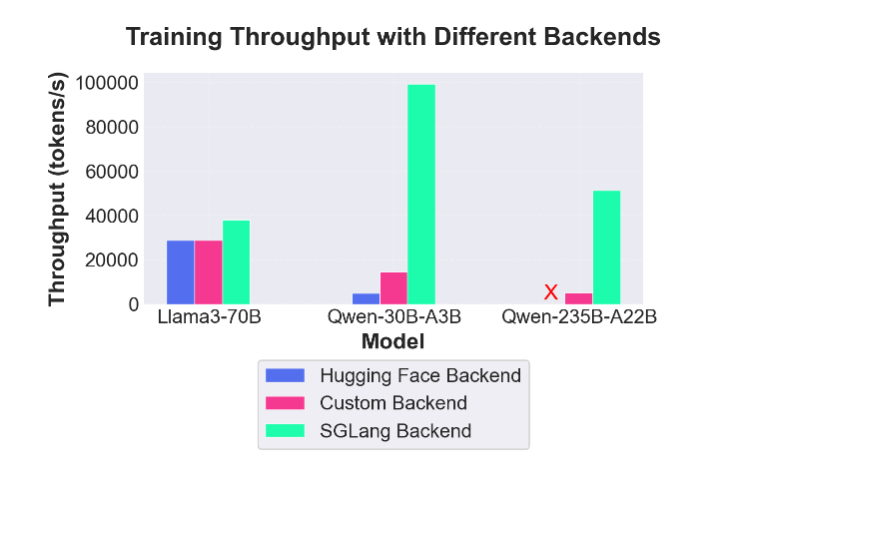
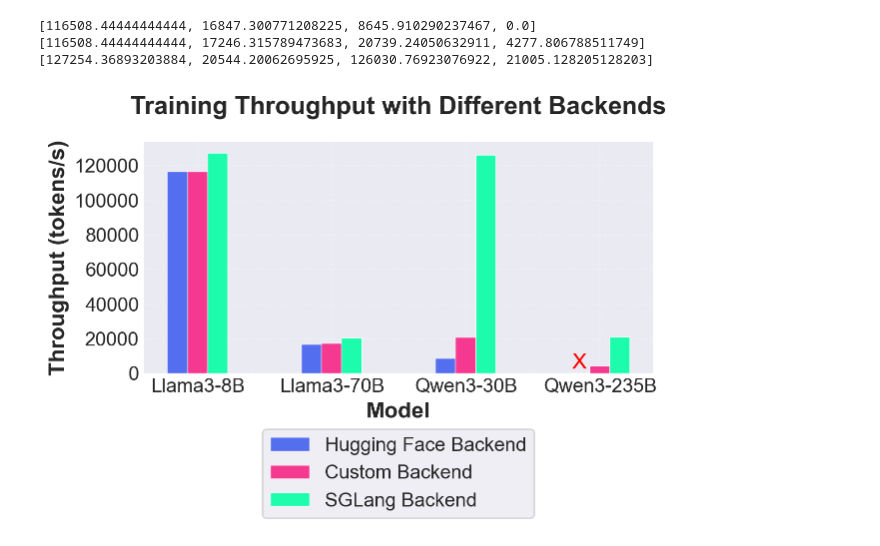
Before and after one commit to FrankLeeeee/My-Plot, a Jupyter notebook: examples/backend-time.ipynb, the cells around one changed output. Cells and saved outputs as stored; diff of their text form; code cells hidden in the pictures; blank space fills up the shorter version.

```diff
--- a/examples/backend-time.ipynb
+++ b/examples/backend-time.ipynb
@@ -44,7 +44,7 @@ def generate_bar_plot(data_list: List[BarPlotData], x_label: str, y_label: str,
     num_data = len(data_list)
 
     # x = np.arange(num_bars)
-    x = np.array([100, 200, 300])
+    x = np.array([100, 200, 300, 400])
     bar_width = 15
 
     for idx, data in enumerate(data_list):
@@ -75,35 +75,58 @@ def generate_bar_plot(data_list: List[BarPlotData], x_label: str, y_label: str,
 
     if show_legend:
         # put legend below the plot
         plt.legend(frameon=True, fontsize=common.LEGEND_FONT_SIZE, loc='upper center', bbox_to_anchor=(0.5, -0.2), ncol=num_legend_cols)
 
     if show_grid:
         plt.grid(True, alpha=0.3, linestyle='--')
 
     plt.tight_layout()
 
 
 
 # Generate sample data
-months = ['Llama3-70B', 'Qwen-30B-A3B', 'Qwen-235B-A22B']
+months = ['Llama3-8B', 'Llama3-70B', 'Qwen3-30B', 'Qwen3-235B']
+batch_size = np.array([64, 16, 16, 8])
+seq_length = 4096
+
+step_time_hf = np.array([2.25, 3.89, 7.58, -1])
+step_time_custom = np.array([2.25, 3.80, 3.16, 7.66])
+step_time_sglang = np.array([2.06, 3.19, 0.52, 1.56])
+
+throughput_custom = batch_size * seq_length / step_time_custom
+throughput_sglang = batch_size * seq_length / step_time_sglang
+throughput_hf = batch_size * seq_length / step_time_hf
+throughput_hf[-1] = 0
+
+throughput_custom = throughput_custom.tolist()
+throughput_sglang = throughput_sglang.tolist()
+throughput_hf = throughput_hf.tolist()
+
+print(throughput_hf)
+print(throughput_custom)
+print(throughput_sglang)
+
 data_list = [
-        BarPlotData(y=[28743.9, 4833.0, 0], name='Hugging Face Backend'),
-        BarPlotData(y=[28743.9, 14536.6, 5258.2], name='Custom Backend'),
-        BarPlotData(y=[38102.3, 99296.97, 51200], name='SGLang Backend'),
+        BarPlotData(y=throughput_hf, name='Hugging Face Backend'),
+        BarPlotData(y=throughput_custom, name='Custom Backend'),
+        BarPlotData(y=throughput_sglang, name='SGLang Backend'),
 ]
 
 
 generate_bar_plot(
         data_list=data_list,
         x_label='Model',
         y_label='Throughput (tokens/s)',
         title='Training Throughput with Different Backends',
         x_ticks=months,
         show_legend=True,
         show_grid=True,
         num_legend_cols=1
 )
 plt.savefig('backend-time.pdf', dpi=300)
 plt.show()
 # %% [output]
+[116508.44444444444, 16847.300771208225, 8645.910290237467, 0.0]
+[116508.44444444444, 17246.315789473683, 20739.24050632911, 4277.806788511749]
+[127254.36893203884, 20544.20062695925, 126030.76923076922, 21005.128205128203]
-[figure, old version]
+[figure, new version]
```
Also changed, not shown: 4 other files.
